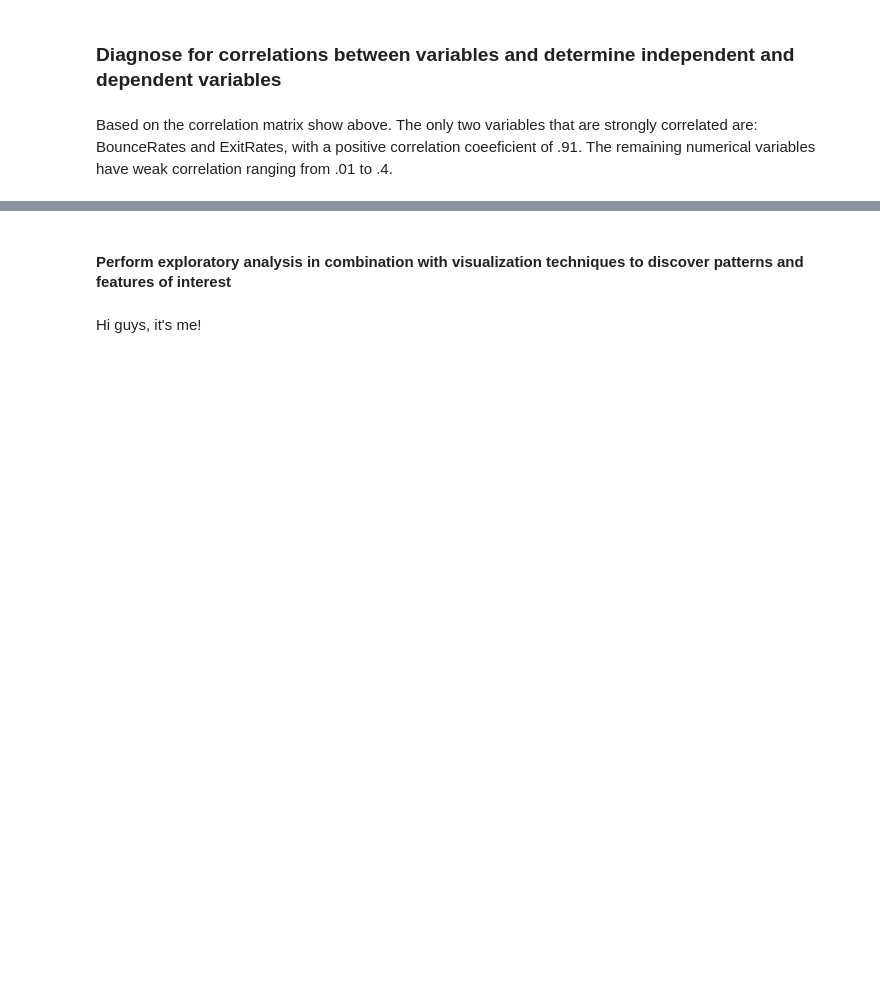
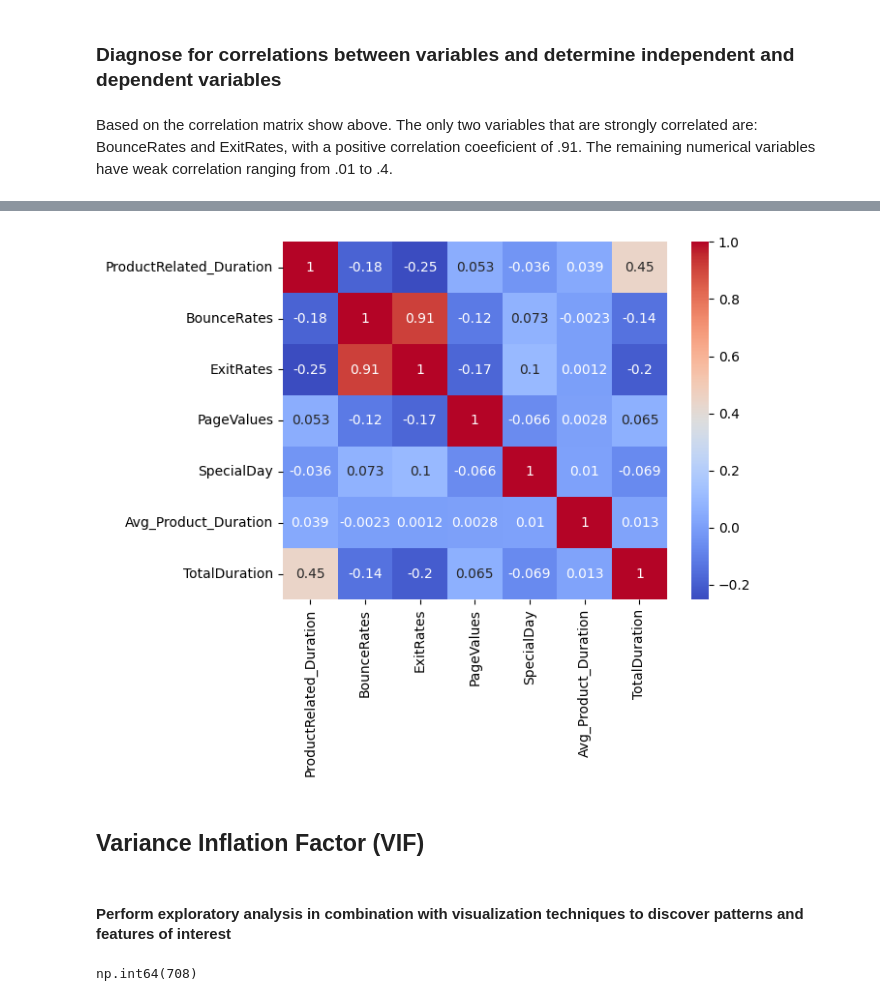
Before and after one commit to darth-franky/Applied-Data-Science, a Jupyter notebook: e_commerce_dataset.ipynb, the cells around one changed output, grey strips where cells are left out. Saved outputs shown, nothing was run; the diff lists cells and outputs as text; code cells hidden in the pictures; blank space fills up the shorter version.

```diff
--- a/e_commerce_dataset.ipynb
+++ b/e_commerce_dataset.ipynb
@@ -243,5 +252,7 @@ plt.show()
 # %% [markdown]
 <p>Based on the correlation matrix show above. The only two variables that are strongly correlated are: BounceRates and ExitRates, with a positive correlation coeeficient of .91. The remaining numerical variables have weak correlation ranging from .01 to .4.</p>
 # %%
-numerical_df.corr()
+corr_matrix = numerical_df.corr()
+sns.heatmap(corr_matrix, annot=True, cmap='coolwarm')
+plt.show()
 # %% [output]
@@ -255,0 +259,3 @@ numerical_df.corr()
+[figure, added]
+# %% [markdown]
+## Variance Inflation Factor (VIF)
@@ -256,4 +275,6 @@ numerical_df.corr()
 # %% [markdown]
 #### Perform exploratory analysis in combination with visualization techniques to discover patterns and features of interest
-# %% [markdown]
-Hi guys, it's me!
+# %%
+numerical_df.duplicated().sum()  # Check for duplicates
+# %% [output]
+np.int64(708)
```
Also changed, not shown: parts of 4 cells of this notebook.
